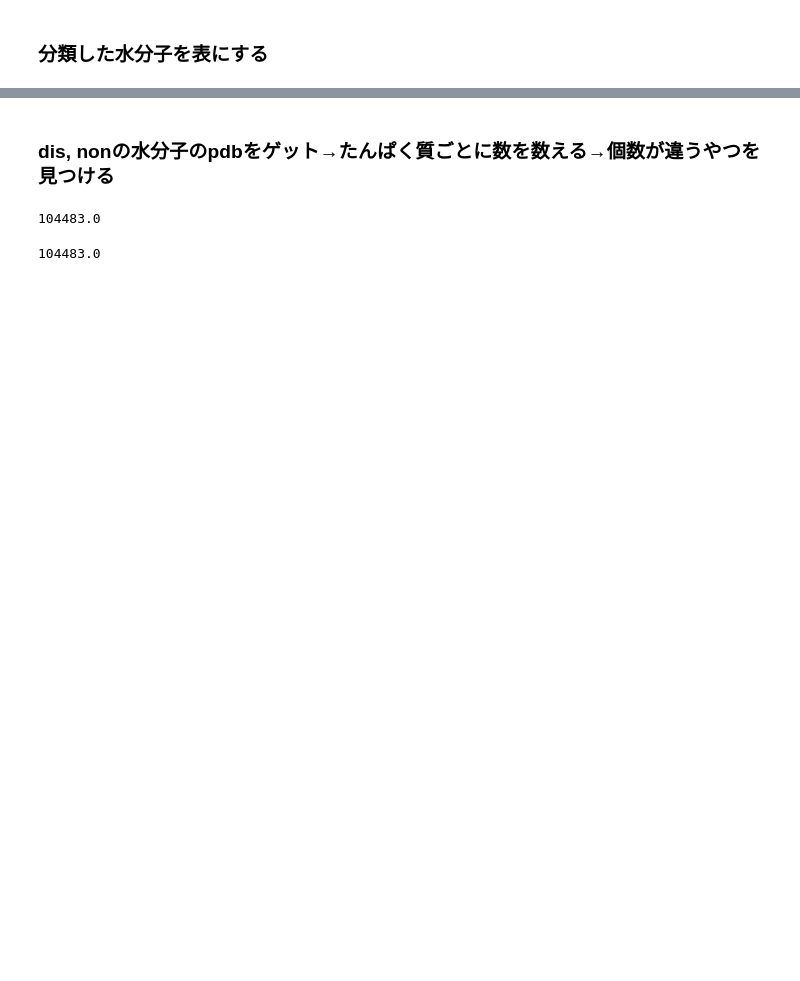
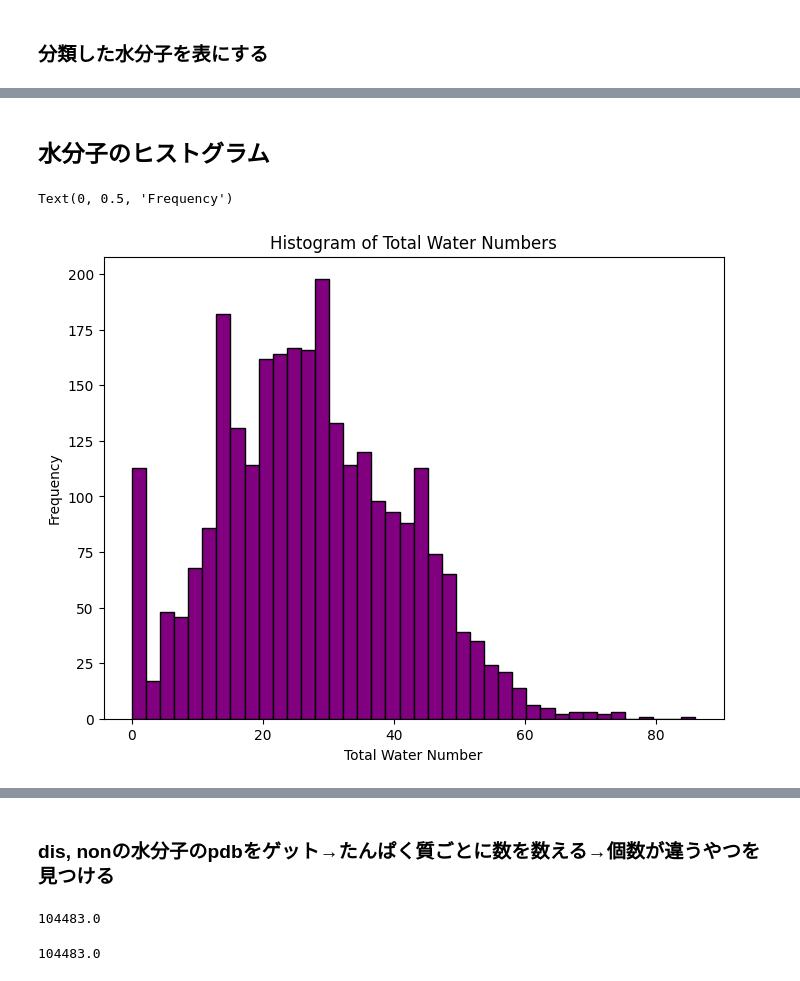
Before and after one commit to i-yuki23/research, a Jupyter notebook: src/analysis/analize_labeled_water_num.ipynb, the cells around one changed output, grey strips where cells are left out. Saved outputs shown, nothing was run; the diff lists cells and outputs as text; code cells hidden in the pictures; blank space fills up the shorter version.

```diff
--- a/src/analysis/analize_labeled_water_num.ipynb
+++ b/src/analysis/analize_labeled_water_num.ipynb
@@ -71 +71,16 @@ df
 2719 rows × 3 columns
+# %% [markdown]
+## 水分子のヒストグラム
+# %%
+# 総水分子数の列を追加
+df['total_water_num'] = df['displaceable_water_num'] + df['non_displaceable_water_num']
+
+# ヒストグラムの作成
+plt.figure(figsize=(8, 6))
+plt.hist(df['total_water_num'], bins=40, color='purple', edgecolor='black')
+plt.title('Histogram of Total Water Numbers')
+plt.xlabel('Total Water Number')
+plt.ylabel('Frequency')
+# %% [output]
+Text(0, 0.5, 'Frequency')
+[figure, added]
```
Also changed, not shown: parts of 4 cells of this notebook, 10 other files.
